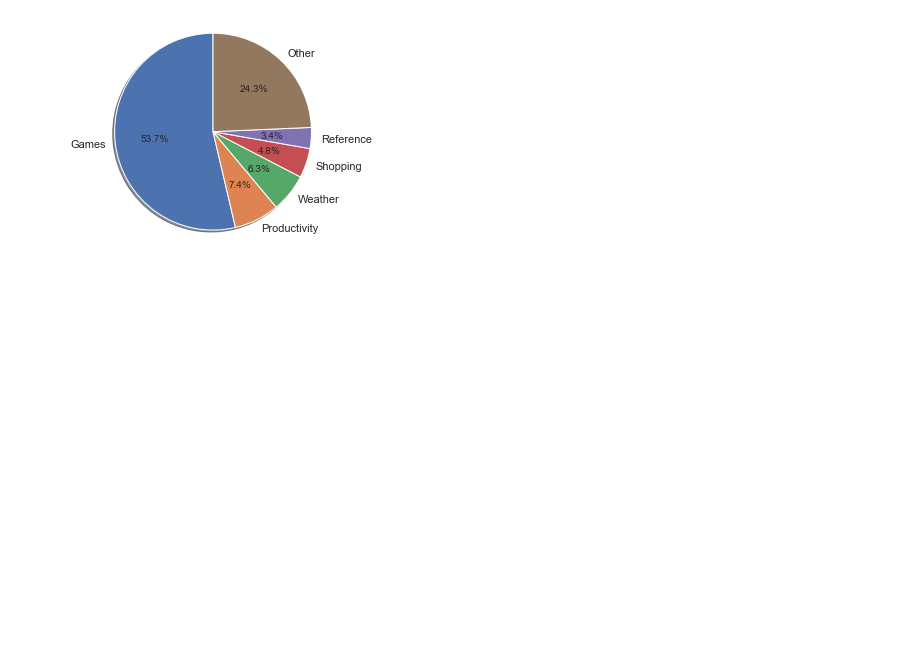
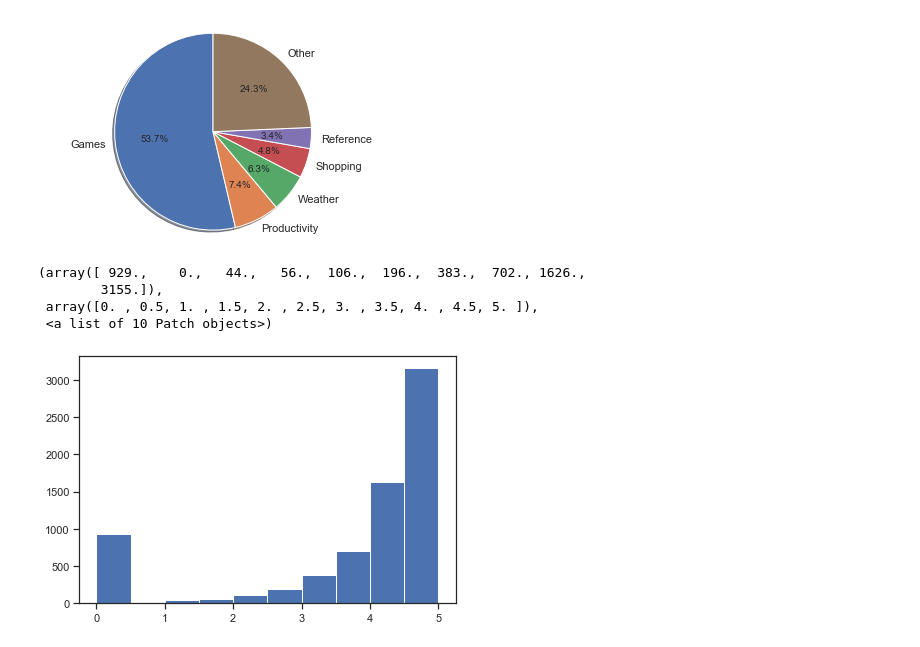
Before and after one commit to MtheEPIC/KaggleProj, a Jupyter notebook: Apple_Visualization.ipynb, the cells around one changed output. Saved outputs shown, nothing was run; the diff lists cells and outputs as text; code cells hidden in the pictures; blank space fills up the shorter version.

Commit message:
hist plot

```diff
--- a/Apple_Visualization.ipynb
+++ b/Apple_Visualization.ipynb
@@ -87,3 +59,12 @@ ax1.axis('equal')  # Equal aspect ratio ensures that pie is drawn as a circle.
 plt.show()
 # %% [output]
 [figure]
+# %%
+fig, axs = plt.subplots(sharey=True, tight_layout=True)
+axs.hist(df["user_rating"])
+# %% [output]
+(array([ 929.,    0.,   44.,   56.,  106.,  196.,  383.,  702., 1626.,
+        3155.]),
+ array([0. , 0.5, 1. , 1.5, 2. , 2.5, 3. , 3.5, 4. , 4.5, 5. ]),
+ <a list of 10 Patch objects>)
+[figure, added]
```
Also changed, not shown: parts of 4 cells of this notebook.
